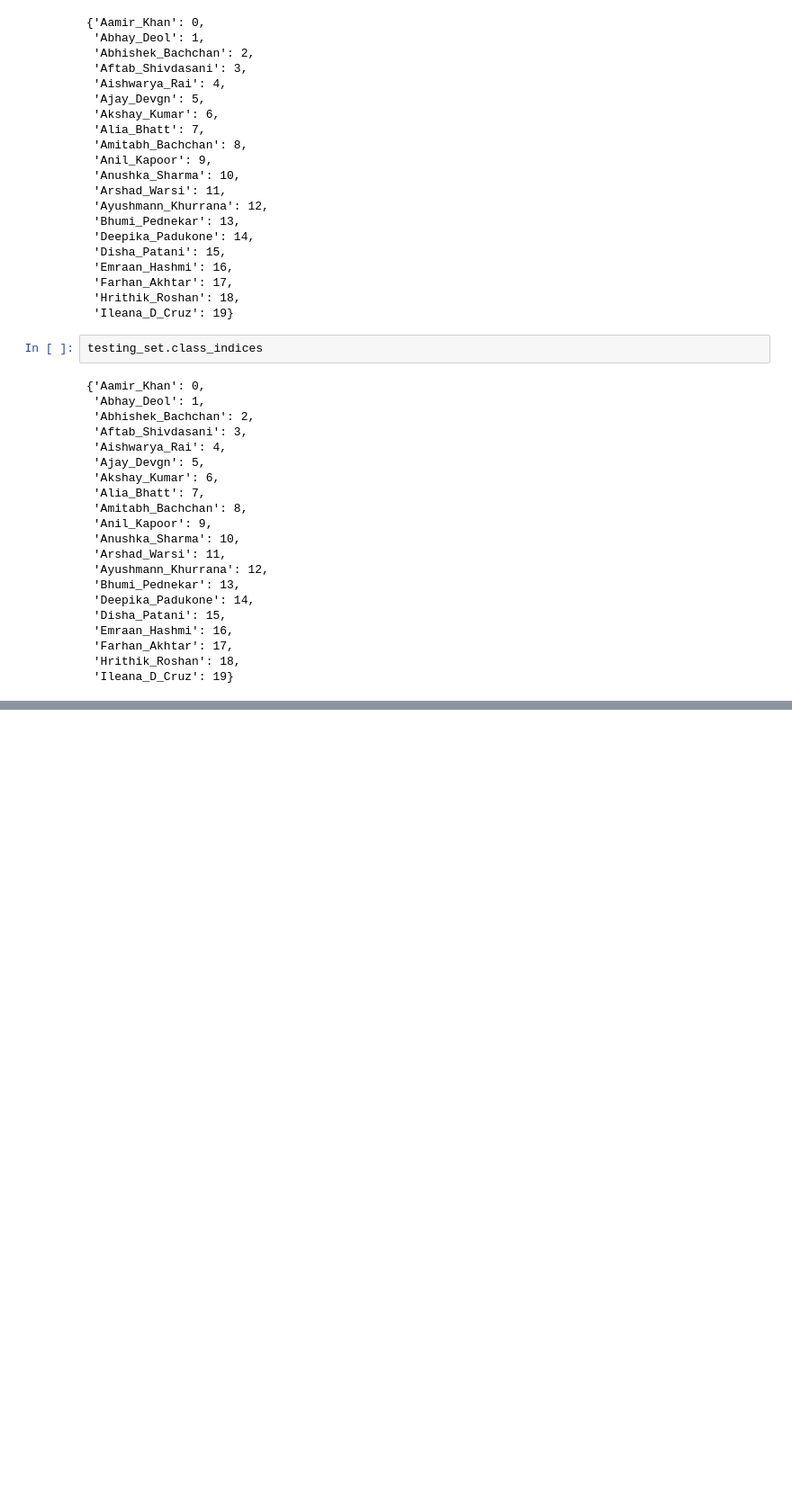
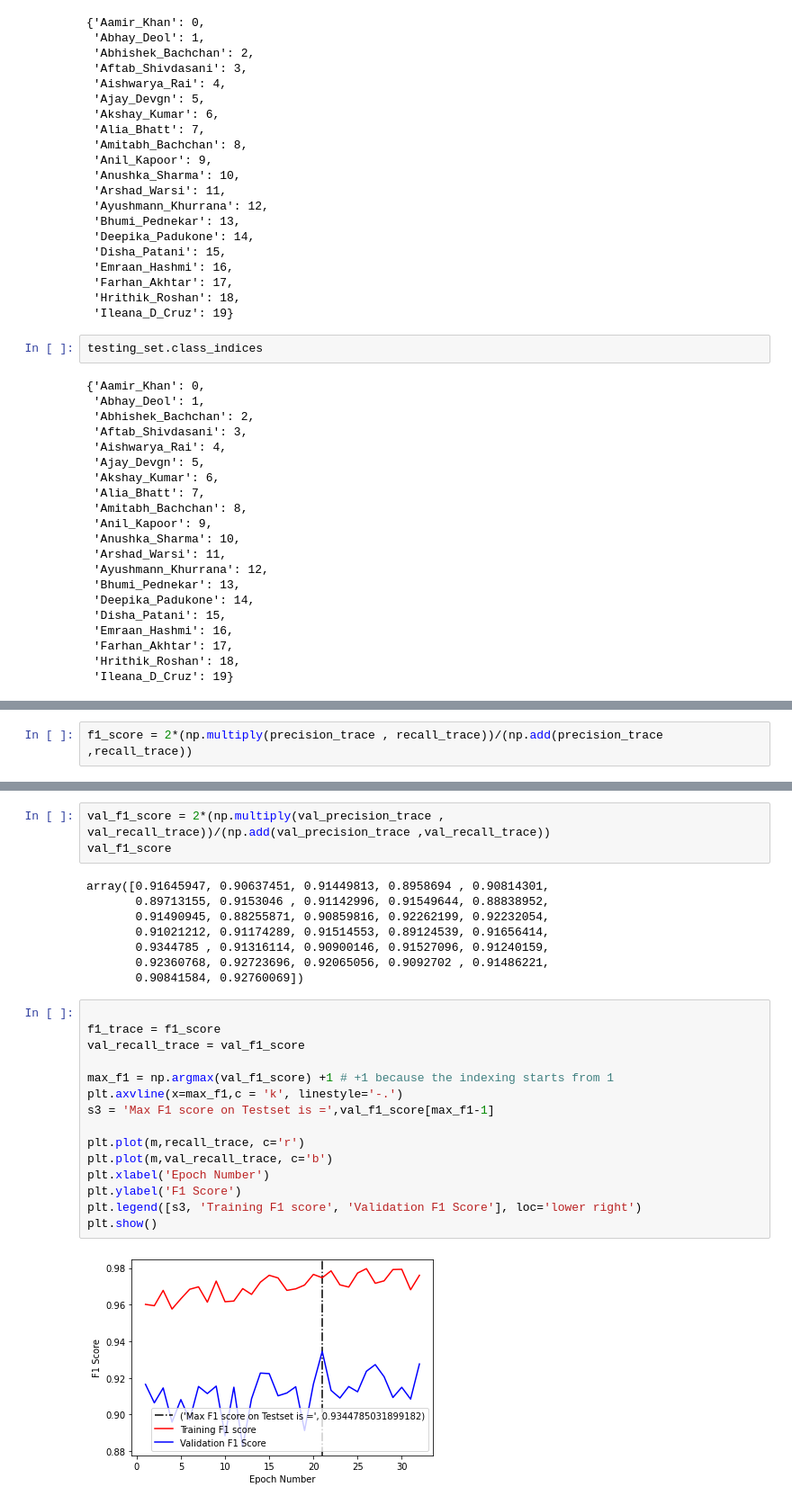
Before and after one commit to SuranjanDaw/FaceRecognition, a Jupyter notebook: faceVGG16_TransferLearning.ipynb, the cells around one changed output, grey strips where cells are left out. Shown at 90% size. Cells and saved outputs as stored; diff of their text form; blank space fills up the shorter version.

```diff
--- a/faceVGG16_TransferLearning.ipynb
+++ b/faceVGG16_TransferLearning.ipynb
@@ -474,0 +535,2 @@ plt.show()
+# %%
+f1_score = 2*(np.multiply(precision_trace , recall_trace))/(np.add(precision_trace ,recall_trace))
@@ -474,0 +547,28 @@ plt.show()
+# %%
+val_f1_score = 2*(np.multiply(val_precision_trace , val_recall_trace))/(np.add(val_precision_trace ,val_recall_trace))
+val_f1_score
+# %% [output]
+array([0.91645947, 0.90637451, 0.91449813, 0.8958694 , 0.90814301,
+       0.89713155, 0.9153046 , 0.91142996, 0.91549644, 0.88838952,
+       0.91490945, 0.88255871, 0.90859816, 0.92262199, 0.92232054,
+       0.91021212, 0.91174289, 0.91514553, 0.89124539, 0.91656414,
+       0.9344785 , 0.91316114, 0.90900146, 0.91527096, 0.91240159,
+       0.92360768, 0.92723696, 0.92065056, 0.9092702 , 0.91486221,
+       0.90841584, 0.92760069])
+# %%
+
+f1_trace = f1_score
+val_recall_trace = val_f1_score
+
+max_f1 = np.argmax(val_f1_score) +1 # +1 because the indexing starts from 1
+plt.axvline(x=max_f1,c = 'k', linestyle='-.')
+s3 = 'Max F1 score on Testset is =',val_f1_score[max_f1-1]
+
+plt.plot(m,recall_trace, c='r')
+plt.plot(m,val_recall_trace, c='b')
+plt.xlabel('Epoch Number')
+plt.ylabel('F1 Score')
+plt.legend([s3, 'Training F1 score', 'Validation F1 Score'], loc='lower right')
+plt.show()
+# %% [output]
+[figure, added]
```
Also changed, not shown: parts of 12 cells of this notebook, 1 other file.
